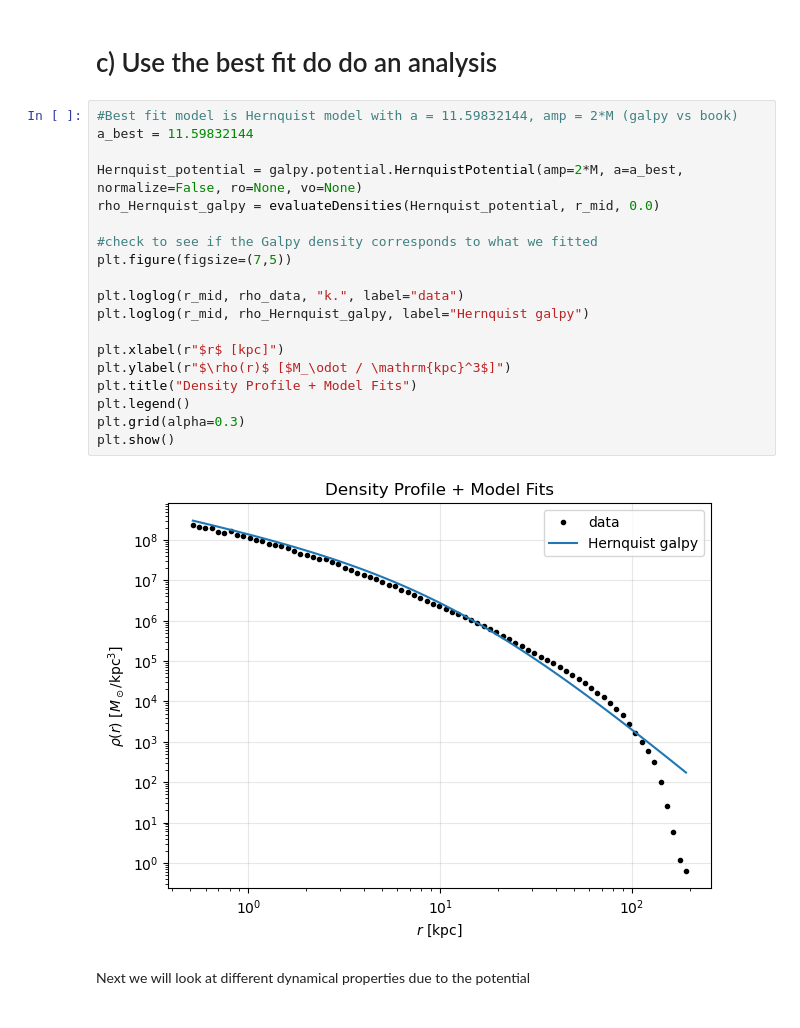
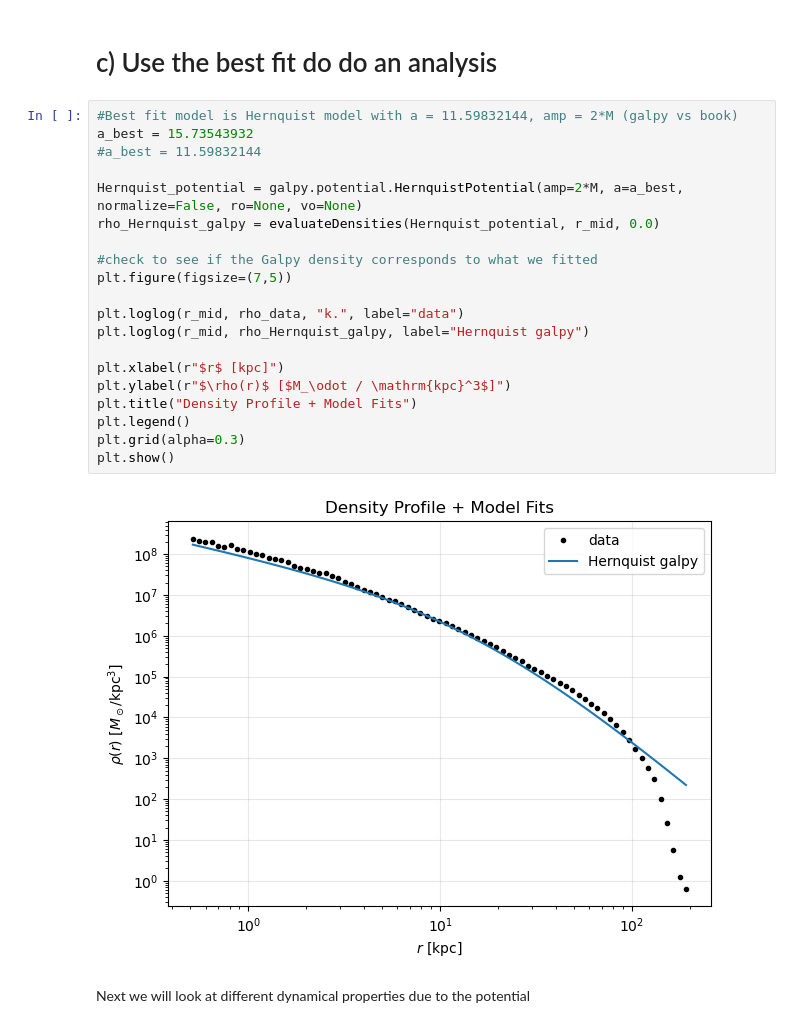
Before and after one commit to gvansan/TANA_notebooks, a Jupyter notebook: Project/hdf5_file_mathijs.ipynb, the cells around one changed output. Saved outputs shown, nothing was run; the diff lists cells and outputs as text.

```diff
--- a/Project/hdf5_file_mathijs.ipynb
+++ b/Project/hdf5_file_mathijs.ipynb
@@ -472,25 +459,26 @@ NFW best-fit params: [4.38730223e+09]
 # c) Use the best fit do do an analysis
 # %%
 #Best fit model is Hernquist model with a = 11.59832144, amp = 2*M (galpy vs book)
-a_best = 11.59832144
+a_best = 15.73543932
+#a_best = 11.59832144
 
 Hernquist_potential = galpy.potential.HernquistPotential(amp=2*M, a=a_best, normalize=False, ro=None, vo=None)
 rho_Hernquist_galpy = evaluateDensities(Hernquist_potential, r_mid, 0.0)
 
 #check to see if the Galpy density corresponds to what we fitted
 plt.figure(figsize=(7,5))
 
 plt.loglog(r_mid, rho_data, "k.", label="data")
 plt.loglog(r_mid, rho_Hernquist_galpy, label="Hernquist galpy")
 
 plt.xlabel(r"$r$ [kpc]")
 plt.ylabel(r"$\rho(r)$ [$M_\odot / \mathrm{kpc}^3$]")
 plt.title("Density Profile + Model Fits")
 plt.legend()
 plt.grid(alpha=0.3)
 plt.show()
 # %% [output]
-[figure, old version]
+[figure, new version]
 # %% [markdown]
 Next we will look at different dynamical properties due to the potential
 # %%
```
Also changed, not shown: parts of 6 cells of this notebook.
